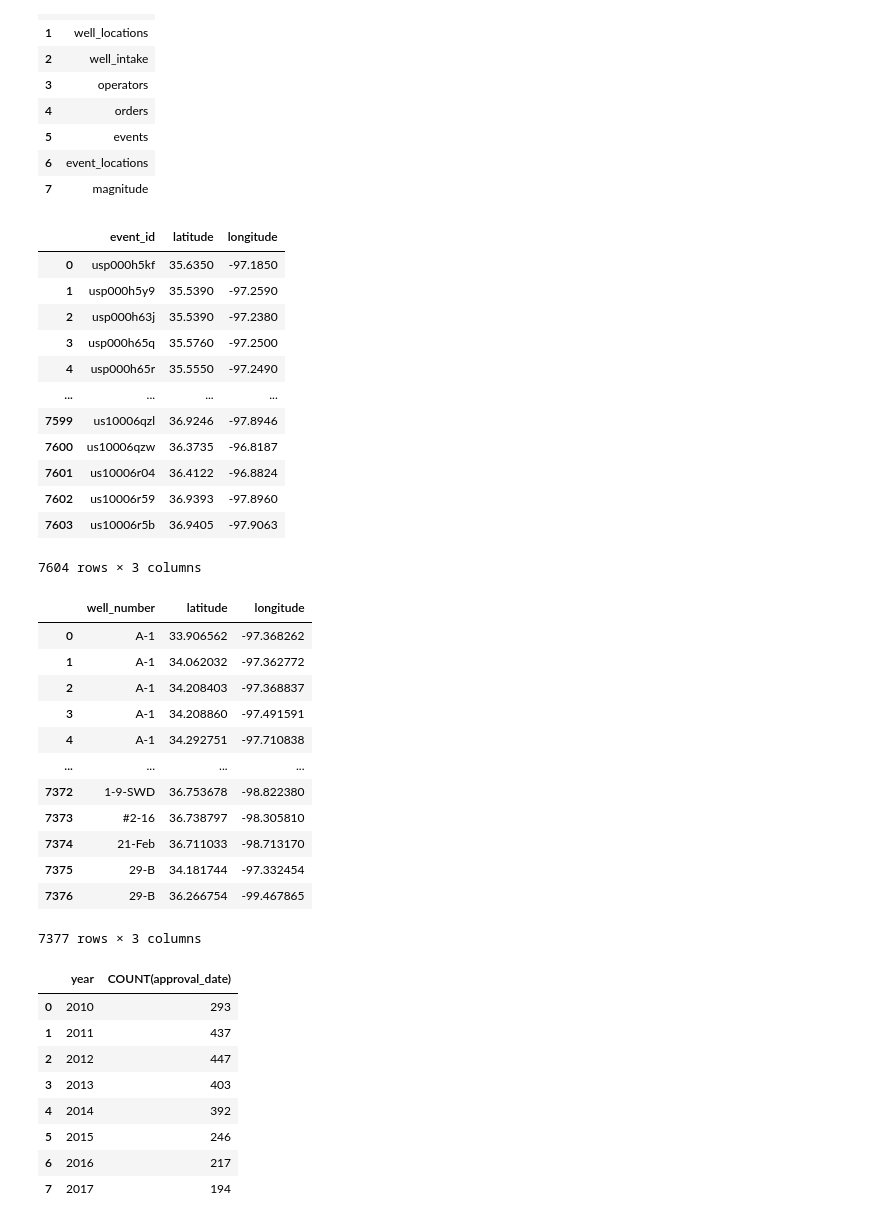
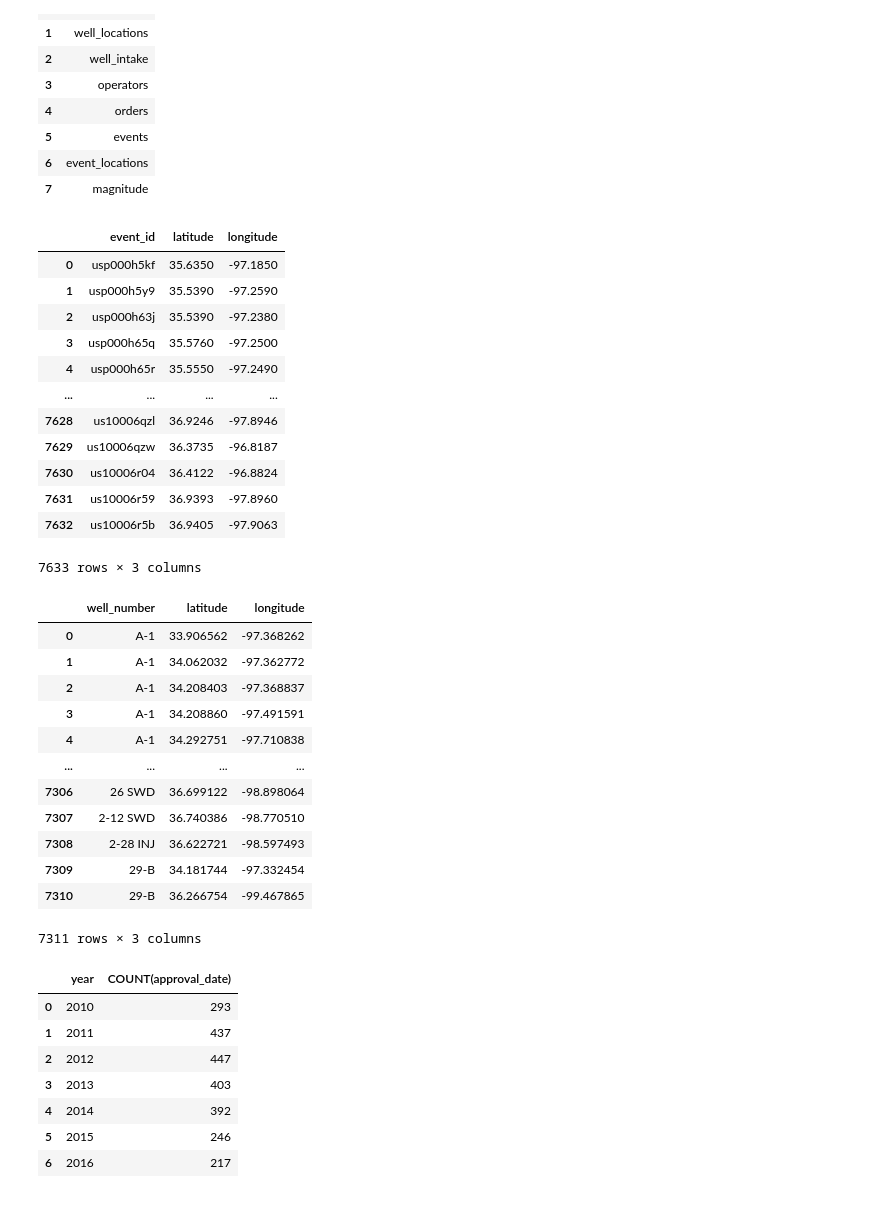
Before and after one commit to JulieGambill/Wastewater_And_Seismic_Activity, a Jupyter notebook: notebooks/database.ipynb, the cells around one changed output. Saved outputs shown, nothing was run; the diff lists cells and outputs as text; code cells hidden in the pictures.

```diff
--- a/notebooks/database.ipynb
+++ b/notebooks/database.ipynb
@@ -66,7 +68,7 @@ query1 = """SELECT
     el.event_id, el.latitude, el.longitude
 FROM event_locations el
 JOIN events e ON e.event_id = el.event_id
-WHERE e.year BETWEEN 2010 and 2017
+WHERE e.year BETWEEN 2010 and 2016
 AND state = 'Oklahoma'
 """
 
@@ -80,34 +82,34 @@ result1
 | 3 | usp000h65q | 35.5760 | -97.2500 |
 | 4 | usp000h65r | 35.5550 | -97.2490 |
 | ... | ... | ... | ... |
-| 7599 | us10006qzl | 36.9246 | -97.8946 |
-| 7600 | us10006qzw | 36.3735 | -96.8187 |
-| 7601 | us10006r04 | 36.4122 | -96.8824 |
-| 7602 | us10006r59 | 36.9393 | -97.8960 |
-| 7603 | us10006r5b | 36.9405 | -97.9063 |
+| 7628 | us10006qzl | 36.9246 | -97.8946 |
+| 7629 | us10006qzw | 36.3735 | -96.8187 |
+| 7630 | us10006r04 | 36.4122 | -96.8824 |
+| 7631 | us10006r59 | 36.9393 | -97.8960 |
+| 7632 | us10006r5b | 36.9405 | -97.9063 |
-7604 rows × 3 columns
+7633 rows × 3 columns
 # %%
 # Oklahoma injection well locations
 query2 = """SELECT DISTINCT
     well_locations.well_number, well_locations.latitude, well_locations.longitude
 FROM well_locations
 JOIN orders ON orders.well_number = well_locations.well_number
-WHERE orders.year BETWEEN 2010 AND 2017
+WHERE orders.year BETWEEN 2010 AND 2016
 """
 result2 = pd.read_sql(query2, conn)
 result2
 # %% [output]
 |  | well_number | latitude | longitude |
 | 0 | A-1 | 33.906562 | -97.368262 |
 | 1 | A-1 | 34.062032 | -97.362772 |
 | 2 | A-1 | 34.208403 | -97.368837 |
 | 3 | A-1 | 34.208860 | -97.491591 |
 | 4 | A-1 | 34.292751 | -97.710838 |
 | ... | ... | ... | ... |
-| 7372 | 1-9-SWD | 36.753678 | -98.822380 |
-| 7373 | #2-16 | 36.738797 | -98.305810 |
-| 7374 | 21-Feb | 36.711033 | -98.713170 |
-| 7375 | 29-B | 34.181744 | -97.332454 |
-| 7376 | 29-B | 36.266754 | -99.467865 |
+| 7306 | 26 SWD | 36.699122 | -98.898064 |
+| 7307 | 2-12 SWD | 36.740386 | -98.770510 |
+| 7308 | 2-28 INJ | 36.622721 | -98.597493 |
+| 7309 | 29-B | 34.181744 | -97.332454 |
+| 7310 | 29-B | 36.266754 | -99.467865 |
-7377 rows × 3 columns
+7311 rows × 3 columns
 # %%
@@ -136,11 +144,11 @@ fig1.update_layout(title_text='Overlay of Oklahoma Earthquakes and Injection Wel
 
 fig1.show()
 # %%
-# Number of orders of injection wells approved from 2000 to 2017
+# Number of orders of injection wells approved from 2000 to 2016
 query3 = """SELECT
    year, COUNT(approval_date)
 FROM orders o
-WHERE o.year > 2009
+WHERE o.year BETWEEN 2010 AND 2016
 GROUP BY o.year
 ORDER BY o.year
 """
@@ -156,5 +164,4 @@ result3
 | 4 | 2014 | 392 |
 | 5 | 2015 | 246 |
 | 6 | 2016 | 217 |
-| 7 | 2017 | 194 |
 # %%
```
Also changed, not shown: parts of 7 cells of this notebook, 7 other files.
